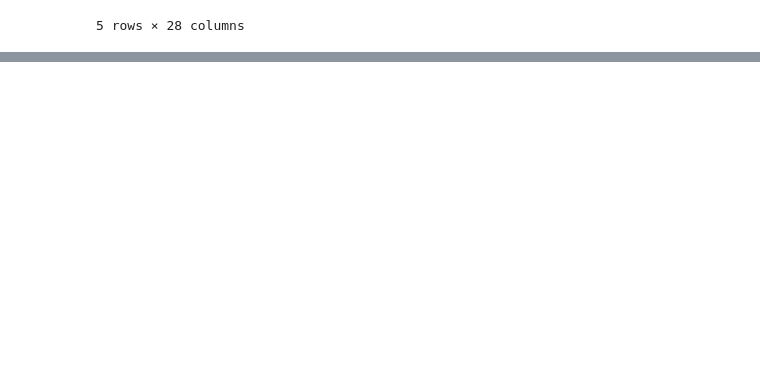
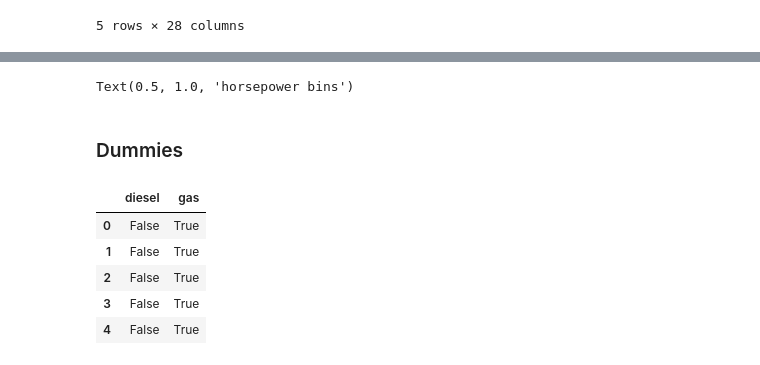
Before and after one commit to MachineTi-lab/IBM-Data-analysis-with-Python, a Jupyter notebook: Class_1.ipynb, the cells around one changed output, grey strips where cells are left out. Cells and saved outputs as stored; diff of their text form; code cells hidden in the pictures; blank space fills up the shorter version.

```diff
--- a/Class_1.ipynb
+++ b/Class_1.ipynb
@@ -184,0 +192,2 @@ df.head()
+# %%
+df["horsepower"]=df["horsepower"].astype(int, copy=True)
@@ -184,0 +209,3 @@ df.head()
+# %%
+bins = np.linspace(min(df["horsepower"]), max(df["horsepower"]),4)
+bins
@@ -184,0 +237,24 @@ df.head()
+# %%
+%matplotlib inline
+import matplotlib as plt
+from matplotlib import pyplot
+pyplot.bar(group_names, df["horse_power_binned"].value_counts())
+
+# set x/y labels and plot title
+plt.pyplot.xlabel("horsepower")
+plt.pyplot.ylabel("count")
+plt.pyplot.title("horsepower bins")
+# %% [output]
+Text(0.5, 1.0, 'horsepower bins')
+# %% [markdown]
+### Dummies
+# %%
+dummy_variable_1 = pd.get_dummies(df["fuel-type"])
+dummy_variable_1.head()
+# %% [output]
+|  | diesel | gas |
+| 0 | False | True |
+| 1 | False | True |
+| 2 | False | True |
+| 3 | False | True |
+| 4 | False | True |
```
Also changed, not shown: parts of 13 cells of this notebook.
